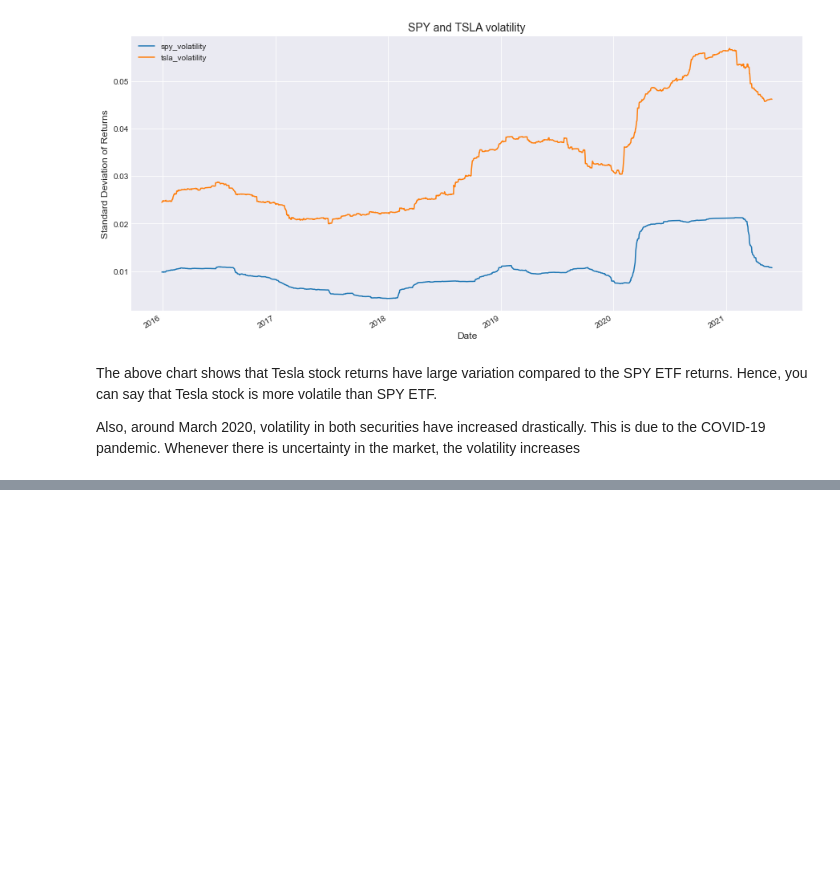
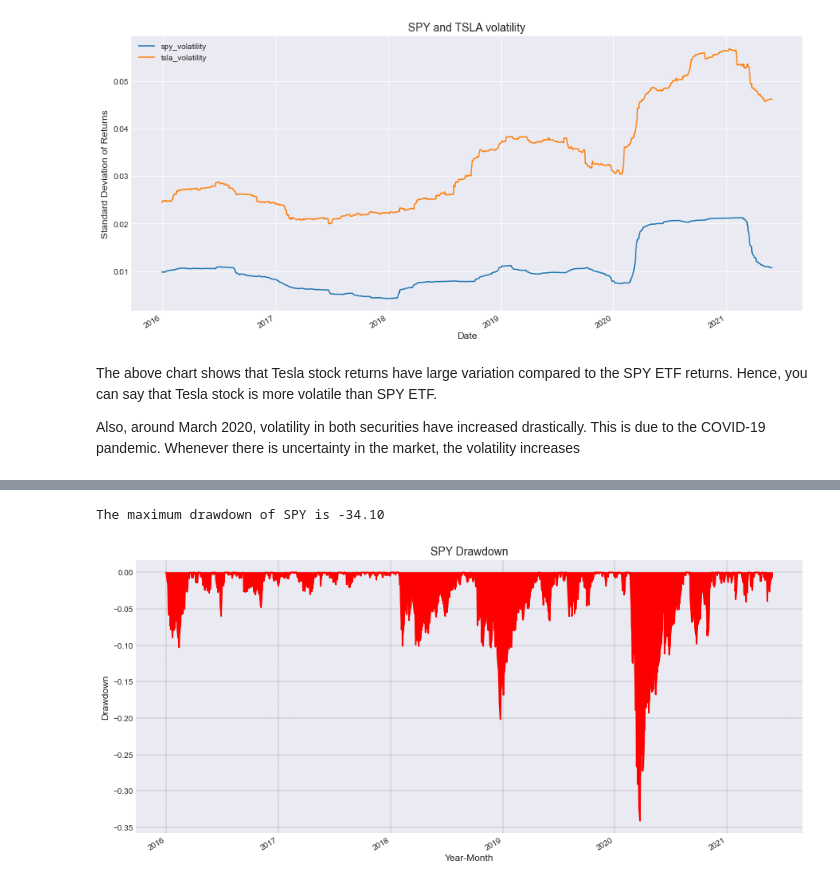
Before and after one commit to cmj123/portfolio_sizing_in_trading, a Jupyter notebook: position_sizing_terms.ipynb, the cells around one changed output, grey strips where cells are left out. Cells and saved outputs as stored; diff of their text form; code cells hidden in the pictures; blank space fills up the shorter version.

Commit message:
Complete the volatility & drawdown analysis

```diff
--- a/position_sizing_terms.ipynb
+++ b/position_sizing_terms.ipynb
@@ -136,0 +156,38 @@ Also, around March 2020, volatility in both securities have increased drasticall
+# %%
+def calc_drawdown(price):
+    # Calculate the running maximum
+    running_max = np.maximum.accumulate(price.dropna())
+
+    # Ensure the value never drops below 1
+    running_max[running_max < 1] = 1
+
+    # Calculate the drawdown
+    drawdown = (price)/running_max - 1
+    return drawdown
+
+
+def plot_drawdown(drawdown, grap_title):
+
+    # Plot drawdown
+    plt.figure(figsize=(15, 7))
+    drawdown.plot(color = 'r')
+    plt.ylabel('Drawdown', fontsize=12)
+    plt.xlabel('Year-Month', fontsize=12)
+    plt.title(grap_title, fontsize=14)
+    plt.fill_between(drawdown.index, drawdown.values, color='red')
+    plt.grid(which='major', color='k', linestyle = '-.', linewidth=0.2)
+
+    plt.show()
+# %%
+# Calculte drawdown of SPY
+drawdown_spy = calc_drawdown(price_data['SPY'])
+
+# Calculate maximum drawdown of SPY
+max_dd_spy = drawdown_spy.min()*100
+print("The maximum drawdown of SPY is %.2f" % max_dd_spy)
+
+# Plot SPY drawdown
+plot_drawdown(drawdown_spy, 'SPY Drawdown')
+# %% [output]
+The maximum drawdown of SPY is -34.10
+[figure, added]
```
Also changed, not shown: parts of 3 cells of this notebook.
